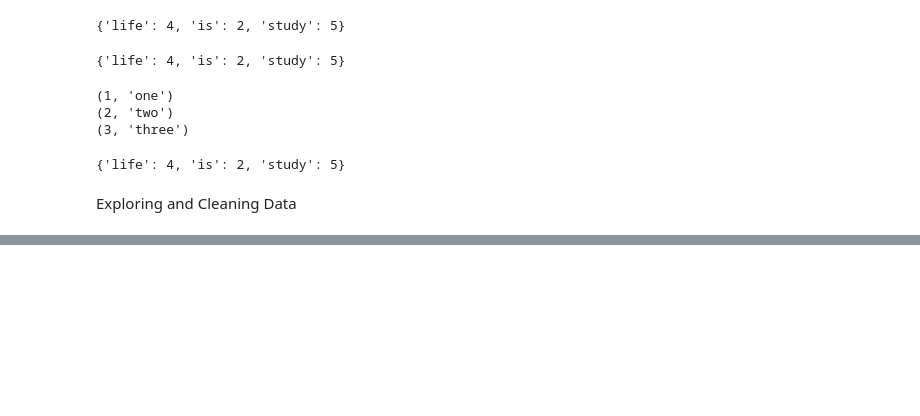
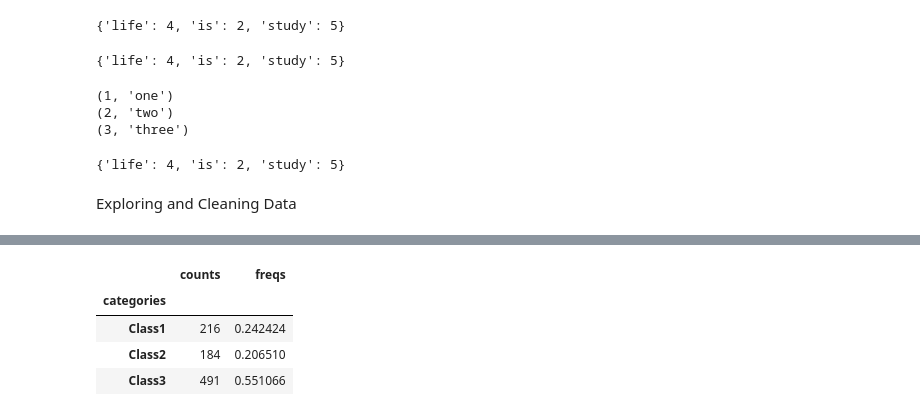
Before and after one commit to baolong2k/DemoPY, a Jupyter notebook: PythonBasic_2.ipynb, the cells around one changed output, grey strips where cells are left out. Saved outputs shown, nothing was run; the diff lists cells and outputs as text; code cells hidden in the pictures; blank space fills up the shorter version.

```diff
--- a/PythonBasic_2.ipynb
+++ b/PythonBasic_2.ipynb
@@ -303,0 +398,10 @@ Exploring and Cleaning Data
+# %%
+new_Pclass = pd.Categorical(titanic_train["pclass"])
+new_Pclass = new_Pclass.rename_categories(["Class1","Class2","Class3"])
+new_Pclass.describe()
+# %% [output]
+|  | counts | freqs |
+| categories |  |  |
+| Class1 | 216 | 0.242424 |
+| Class2 | 184 | 0.206510 |
+| Class3 | 491 | 0.551066 |
```
Also changed, not shown: parts of 21 cells of this notebook, 1 other file.
